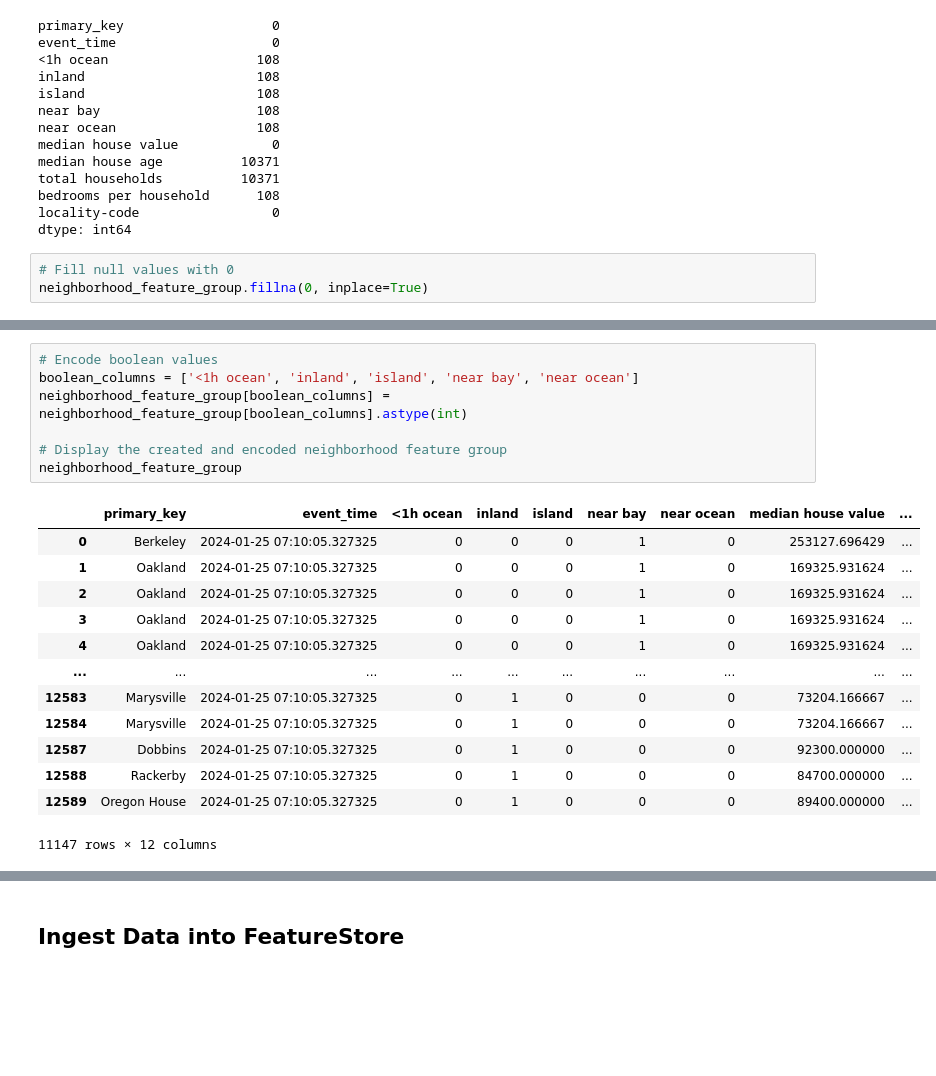
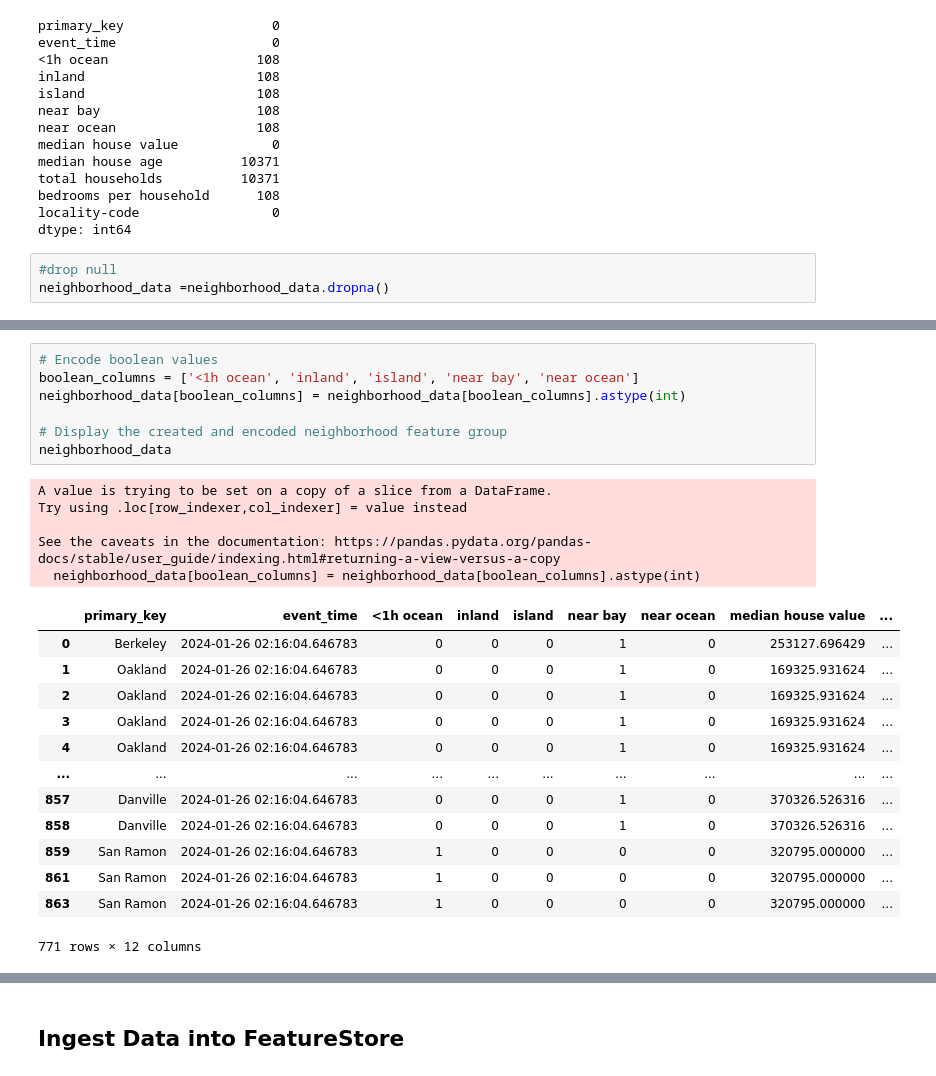
Before and after one commit to jerm914/aai-540, a Jupyter notebook: Assignment_3/Assignment_3.ipynb, the cells around one changed output, grey strips where cells are left out. Drawn from its saved outputs; the diff is of its cells as text; blank space fills up the shorter version.

```diff
--- a/Assignment_3/Assignment_3.ipynb
+++ b/Assignment_3/Assignment_3.ipynb
@@ -376,5 +360,5 @@ bedrooms per household      108
 locality-code                 0
 dtype: int64
 # %%
-# Fill null values with 0
-neighborhood_feature_group.fillna(0, inplace=True)
+#drop null
+neighborhood_data =neighborhood_data.dropna()
@@ -381,21 +381,26 @@ neighborhood_feature_group.fillna(0, inplace=True)
 # %%
 # Encode boolean values
 boolean_columns = ['<1h ocean', 'inland', 'island', 'near bay', 'near ocean']
-neighborhood_feature_group[boolean_columns] = neighborhood_feature_group[boolean_columns].astype(int)
+neighborhood_data[boolean_columns] = neighborhood_data[boolean_columns].astype(int)
 
 # Display the created and encoded neighborhood feature group
-neighborhood_feature_group
+neighborhood_data
 # %% [output]
+A value is trying to be set on a copy of a slice from a DataFrame.
+Try using .loc[row_indexer,col_indexer] = value instead
+
+See the caveats in the documentation: https://pandas.pydata.org/pandas-docs/stable/user_guide/indexing.html#returning-a-view-versus-a-copy
+  neighborhood_data[boolean_columns] = neighborhood_data[boolean_columns].astype(int)
 |  | primary_key | event_time | <1h ocean | inland | island | near bay | near ocean | median house value | ... |
-| 0 | Berkeley | 2024-01-25 07:10:05.327325 | 0 | 0 | 0 | 1 | 0 | 253127.696429 | ... |
-| 1 | Oakland | 2024-01-25 07:10:05.327325 | 0 | 0 | 0 | 1 | 0 | 169325.931624 | ... |
-| 2 | Oakland | 2024-01-25 07:10:05.327325 | 0 | 0 | 0 | 1 | 0 | 169325.931624 | ... |
-| 3 | Oakland | 2024-01-25 07:10:05.327325 | 0 | 0 | 0 | 1 | 0 | 169325.931624 | ... |
-| 4 | Oakland | 2024-01-25 07:10:05.327325 | 0 | 0 | 0 | 1 | 0 | 169325.931624 | ... |
+| 0 | Berkeley | 2024-01-26 02:16:04.646783 | 0 | 0 | 0 | 1 | 0 | 253127.696429 | ... |
+| 1 | Oakland | 2024-01-26 02:16:04.646783 | 0 | 0 | 0 | 1 | 0 | 169325.931624 | ... |
+| 2 | Oakland | 2024-01-26 02:16:04.646783 | 0 | 0 | 0 | 1 | 0 | 169325.931624 | ... |
+| 3 | Oakland | 2024-01-26 02:16:04.646783 | 0 | 0 | 0 | 1 | 0 | 169325.931624 | ... |
+| 4 | Oakland | 2024-01-26 02:16:04.646783 | 0 | 0 | 0 | 1 | 0 | 169325.931624 | ... |
 | ... | ... | ... | ... | ... | ... | ... | ... | ... | ... |
-| 12583 | Marysville | 2024-01-25 07:10:05.327325 | 0 | 1 | 0 | 0 | 0 | 73204.166667 | ... |
-| 12584 | Marysville | 2024-01-25 07:10:05.327325 | 0 | 1 | 0 | 0 | 0 | 73204.166667 | ... |
-| 12587 | Dobbins | 2024-01-25 07:10:05.327325 | 0 | 1 | 0 | 0 | 0 | 92300.000000 | ... |
-| 12588 | Rackerby | 2024-01-25 07:10:05.327325 | 0 | 1 | 0 | 0 | 0 | 84700.000000 | ... |
-| 12589 | Oregon House | 2024-01-25 07:10:05.327325 | 0 | 1 | 0 | 0 | 0 | 89400.000000 | ... |
+| 857 | Danville | 2024-01-26 02:16:04.646783 | 0 | 0 | 0 | 1 | 0 | 370326.526316 | ... |
+| 858 | Danville | 2024-01-26 02:16:04.646783 | 0 | 0 | 0 | 1 | 0 | 370326.526316 | ... |
+| 859 | San Ramon | 2024-01-26 02:16:04.646783 | 1 | 0 | 0 | 0 | 0 | 320795.000000 | ... |
+| 861 | San Ramon | 2024-01-26 02:16:04.646783 | 1 | 0 | 0 | 0 | 0 | 320795.000000 | ... |
+| 863 | San Ramon | 2024-01-26 02:16:04.646783 | 1 | 0 | 0 | 0 | 0 | 320795.000000 | ... |
-11147 rows × 12 columns
+771 rows × 12 columns
```
Also changed, not shown: parts of 17 cells of this notebook.
